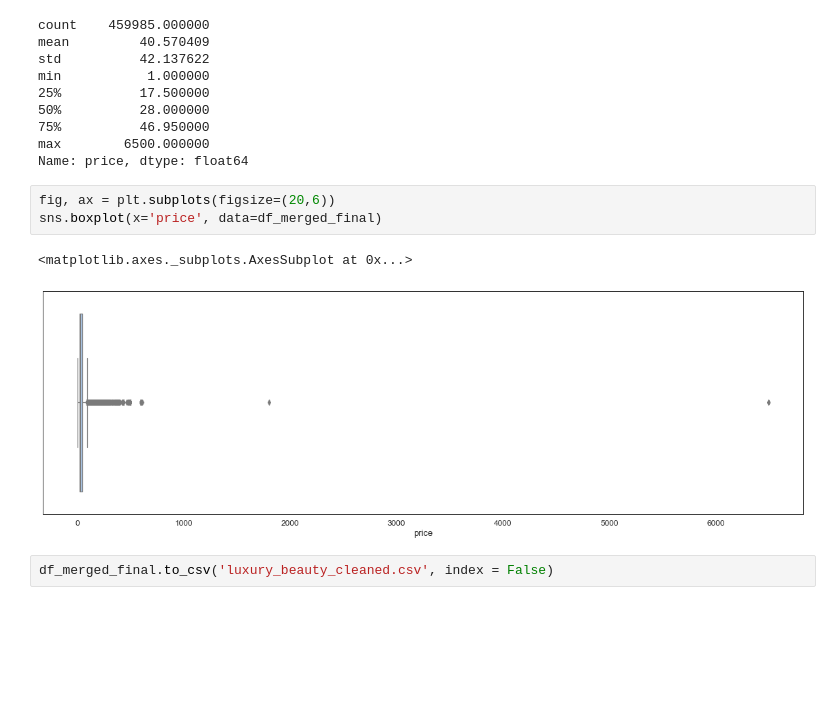
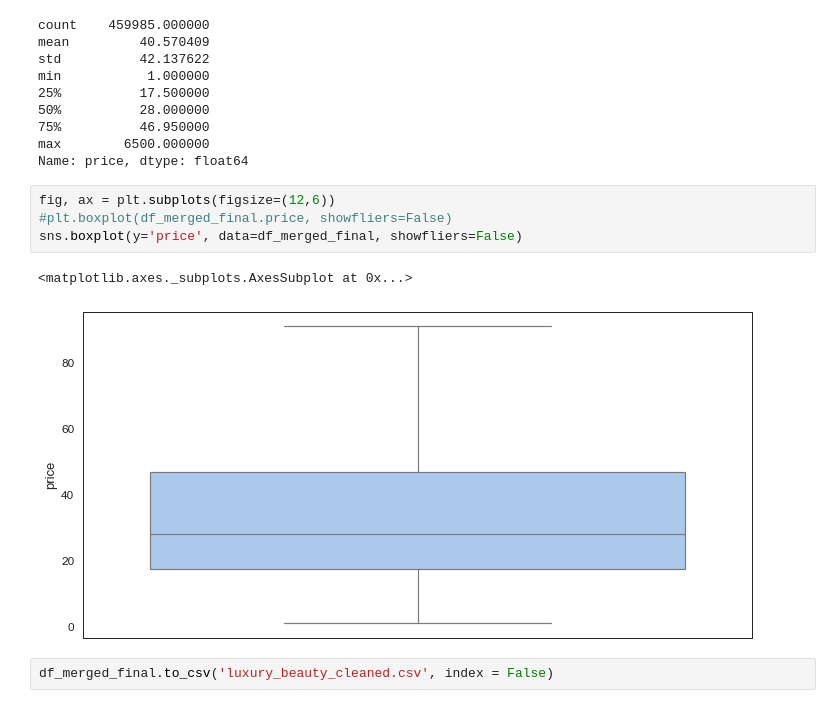
Before and after one commit to Titli-Banerjee/Comviva-Summer-Internship, a Jupyter notebook: Data Loading and Preprocessing.ipynb, the cells around one changed output. Cells and saved outputs as stored; diff of their text form; blank space fills up the shorter version.

```diff
--- a/Data Loading and Preprocessing.ipynb
+++ b/Data Loading and Preprocessing.ipynb
@@ -323,10 +323,11 @@ min           1.000000
 max        6500.000000
 Name: price, dtype: float64
 # %%
-fig, ax = plt.subplots(figsize=(20,6))
-sns.boxplot(x='price', data=df_merged_final)
+fig, ax = plt.subplots(figsize=(12,6))
+#plt.boxplot(df_merged_final.price, showfliers=False)
+sns.boxplot(y='price', data=df_merged_final, showfliers=False)
 # %% [output]
 <matplotlib.axes._subplots.AxesSubplot at 0x...>
-[figure, old version]
+[figure, new version]
 # %%
 df_merged_final.to_csv('luxury_beauty_cleaned.csv', index = False)
```
Also changed, not shown: 3 other files.
